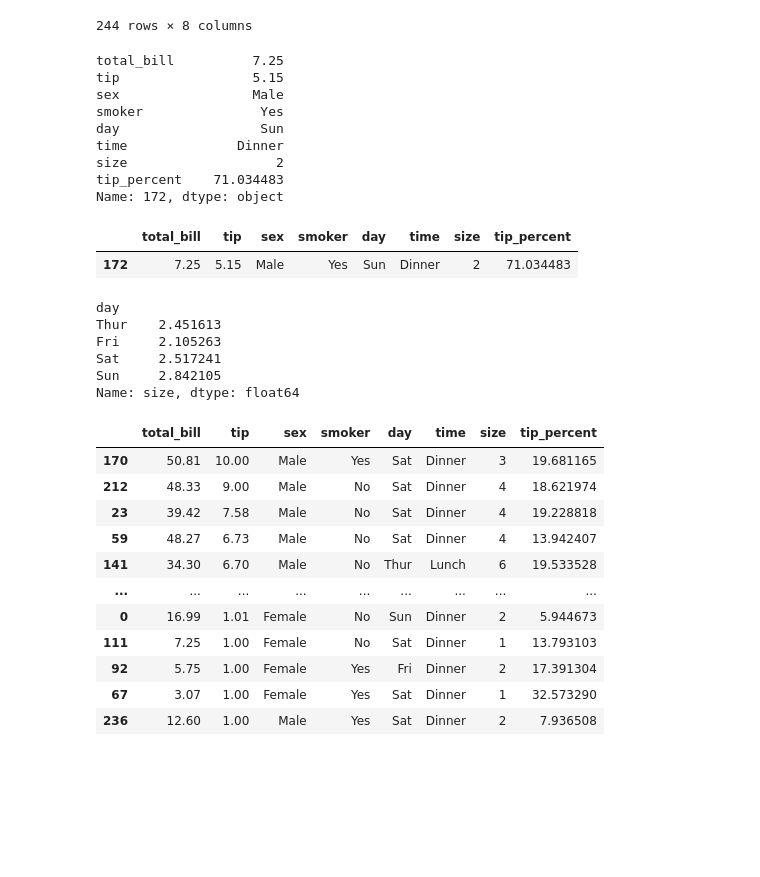
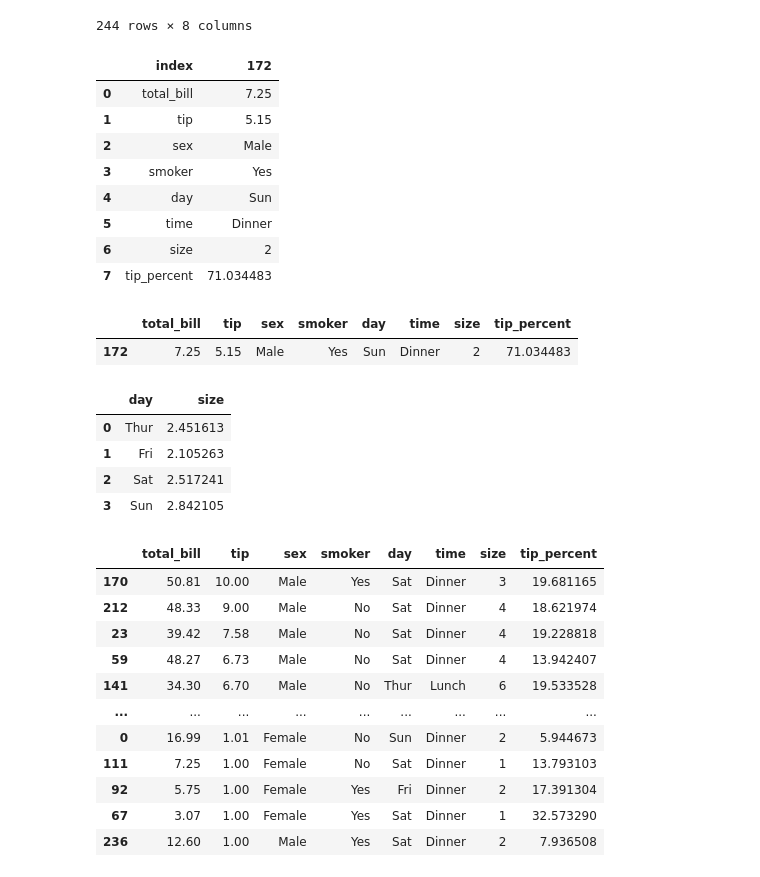
Before and after one commit to AshishMulani/DataAnalytics, a Jupyter notebook: Assignments/8007_SL_Assignment.ipynb, the cells around one changed output. Cells and saved outputs as stored; diff of their text form; code cells hidden in the pictures; blank space fills up the shorter version.

```diff
--- a/Assignments/8007_SL_Assignment.ipynb
+++ b/Assignments/8007_SL_Assignment.ipynb
@@ -165,17 +161,17 @@ df
 244 rows × 8 columns
 # %%
 #16. Find the row with the highest tip_percent.
-df.loc[df['tip_percent'].idxmax()]
+df.loc[df['tip_percent'].idxmax()].reset_index()
 # %% [output]
-total_bill          7.25
-tip                 5.15
-sex                 Male
-smoker               Yes
-day                  Sun
-time              Dinner
-size                   2
-tip_percent    71.034483
-Name: 172, dtype: object
+|  | index | 172 |
+| 0 | total_bill | 7.25 |
+| 1 | tip | 5.15 |
+| 2 | sex | Male |
+| 3 | smoker | Yes |
+| 4 | day | Sun |
+| 5 | time | Dinner |
+| 6 | size | 2 |
+| 7 | tip_percent | 71.034483 |
 # %%
 df[df['tip_percent'] == df['tip_percent'].max()]
 # %% [output]
@@ -183,14 +179,13 @@ df[df['tip_percent'] == df['tip_percent'].max()]
 | 172 | 7.25 | 5.15 | Male | Yes | Sun | Dinner | 2 | 71.034483 |
 # %%
 #17. Find the average size of dining group by day.
-df.groupby('day')['size'].mean()
+df.groupby('day')['size'].mean().reset_index()
 # %% [output]
-day
-Thur    2.451613
-Fri     2.105263
-Sat     2.517241
-Sun     2.842105
-Name: size, dtype: float64
+|  | day | size |
+| 0 | Thur | 2.451613 |
+| 1 | Fri | 2.105263 |
+| 2 | Sat | 2.517241 |
+| 3 | Sun | 2.842105 |
 # %%
 #18. Sort the tips dataset by tip in descending order.
 df.sort_values(by='tip', ascending=False)
```
Also changed, not shown: parts of 6 cells of this notebook, 1 other file.
